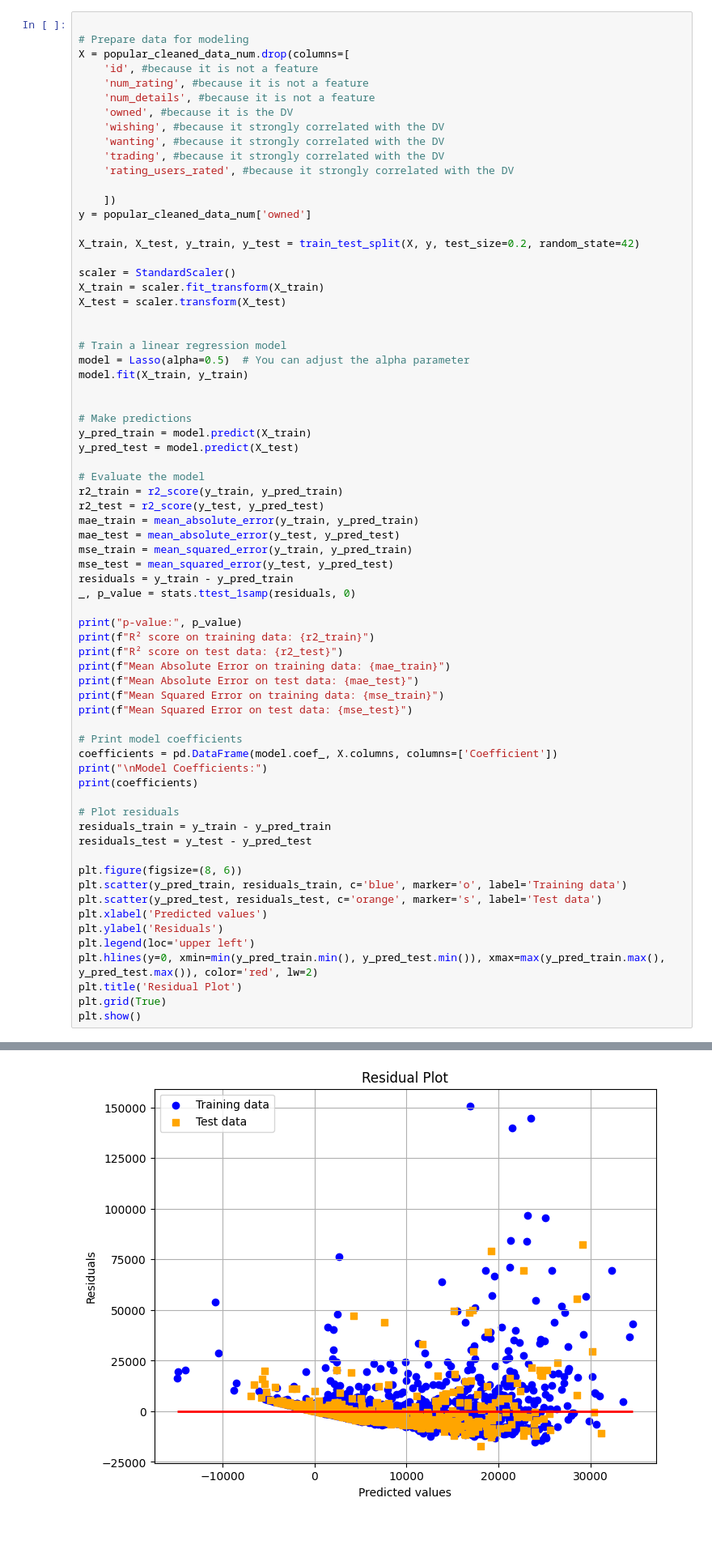
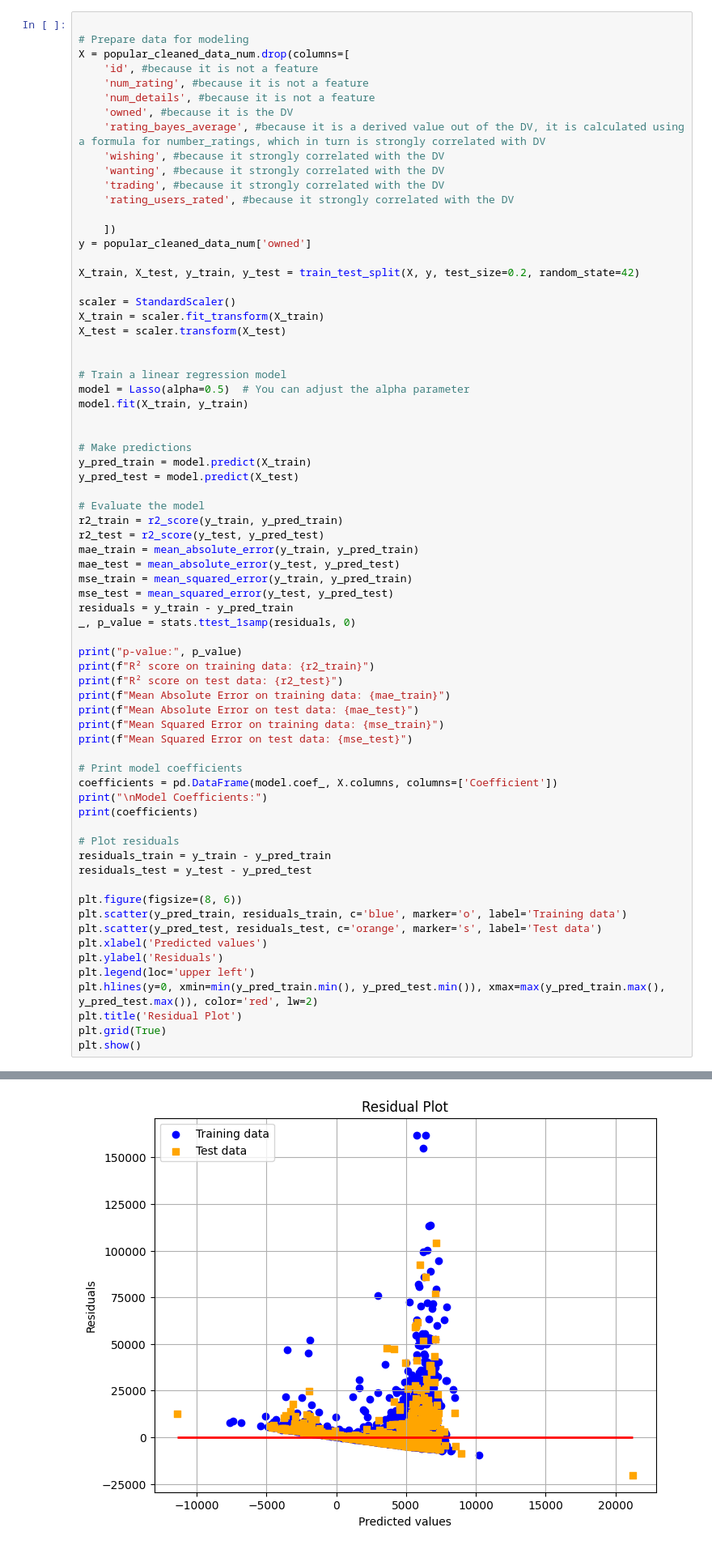
Before and after one commit to ursumarius/linear-regression-board-games, a Jupyter notebook: own_lasso_regression.ipynb, the cells around one changed output, grey strips where cells are left out. Shown: that part at 81% size. Drawn from its saved outputs; the diff is of its cells as text.

```diff
--- a/own_lasso_regression.ipynb
+++ b/own_lasso_regression.ipynb
@@ -56,6 +56,7 @@ X = popular_cleaned_data_num.drop(columns=[
     'num_rating', #because it is not a feature
     'num_details', #because it is not a feature
     'owned', #because it is the DV
+    'rating_bayes_average', #because it is a derived value out of the DV, it is calculated using a formula for number_ratings, which in turn is strongly correlated with DV
     'wishing', #because it strongly correlated with the DV
     'wanting', #because it strongly correlated with the DV
     'trading', #because it strongly correlated with the DV
@@ -138,4 +142,4 @@ minage                -326.366925
-[figure, old version]
+[figure, new version]
 # %%
 
 # Calculate the residuals
```
Also changed, not shown: parts of 2 cells of this notebook.
